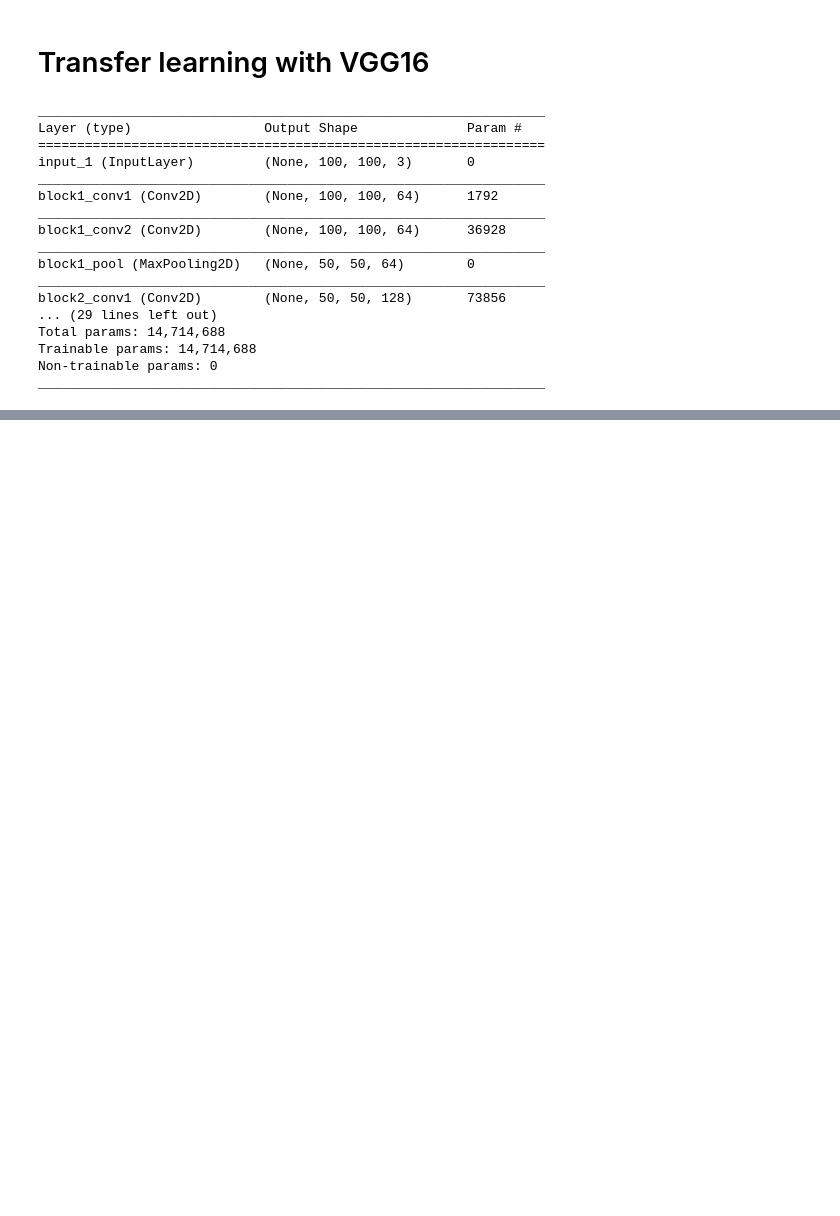
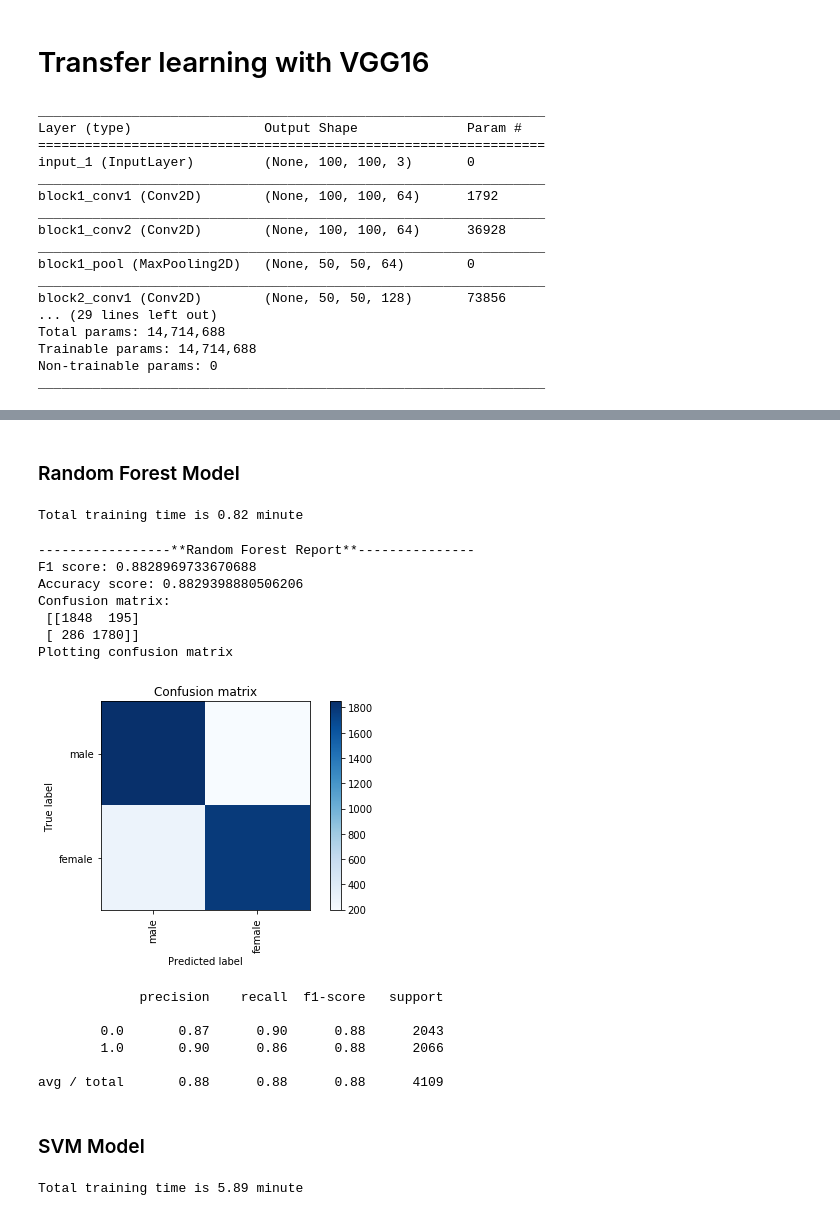
Before and after one commit to hgdangkhoi/Gender-Classification, a Jupyter notebook: Gender Classification.ipynb, the cells around one changed output, grey strips where cells are left out. Saved outputs shown, nothing was run; the diff lists cells and outputs as text; code cells hidden in the pictures; blank space fills up the shorter version.

```diff
--- a/Gender Classification.ipynb
+++ b/Gender Classification.ipynb
@@ -1054,0 +1195,61 @@ avg / total       0.93      0.93      0.93      4109
+# %% [markdown]
+### Random Forest Model
+# %%
+from sklearn.ensemble import RandomForestClassifier
+
+random_forest = RandomForestClassifier(criterion='entropy', max_depth=70, n_estimators=100)
+start = time.time()
+
+random_forest.fit(vgg16_feature_train, y_train)
+
+end = time.time()
+forest_vgg16_time = end-start
+print("Total training time is {:0.2f} minute".format(forest_vgg16_time/60.0))
+# %% [output]
+Total training time is 0.82 minute
+# %%
+y_pred_forest_vgg16 = random_forest.predict(vgg16_feature_test)
+random_forest_vgg16_f1 = metrics.f1_score(y_test, y_pred_forest_vgg16, average= "weighted")
+random_forest_vgg16_accuracy = metrics.accuracy_score(y_test, y_pred_forest_vgg16)
+random_forest_vgg16_cm = metrics.confusion_matrix(y_test, y_pred_forest_vgg16)
+print("-----------------**Random Forest Report**---------------")
+print("F1 score: {}".format(random_forest_vgg16_f1))
+print("Accuracy score: {}".format(random_forest_vgg16_accuracy))
+print("Confusion matrix: \n", random_forest_vgg16_cm)
+print('Plotting confusion matrix')
+
+plt.figure()
+plot_confusion_matrix(random_forest_vgg16_cm, ['male', 'female'])
+plt.show()
+
+print(metrics.classification_report(y_test, y_pred_forest_vgg16))
+# %% [output]
+-----------------**Random Forest Report**---------------
+F1 score: 0.8828969733670688
+Accuracy score: 0.8829398880506206
+Confusion matrix:
+ [[1848  195]
+ [ 286 1780]]
+Plotting confusion matrix
+[figure, added]
+             precision    recall  f1-score   support
+
+        0.0       0.87      0.90      0.88      2043
+        1.0       0.90      0.86      0.88      2066
+
+avg / total       0.88      0.88      0.88      4109
+# %% [markdown]
+### SVM Model
+# %%
+from sklearn.svm import SVC
+
+start = time.time()
+
+svc = SVC(gamma="auto", C=1, kernel='linear')
+svc.fit(vgg16_feature_train, y_train)
+
+end = time.time()
+svm_vgg16_time = end-start
+print("Total training time is {:0.2f} minute".format(svm_vgg16_time/60.0))
+# %% [output]
+Total training time is 5.89 minute
```
Also changed, not shown: parts of 21 cells of this notebook.
